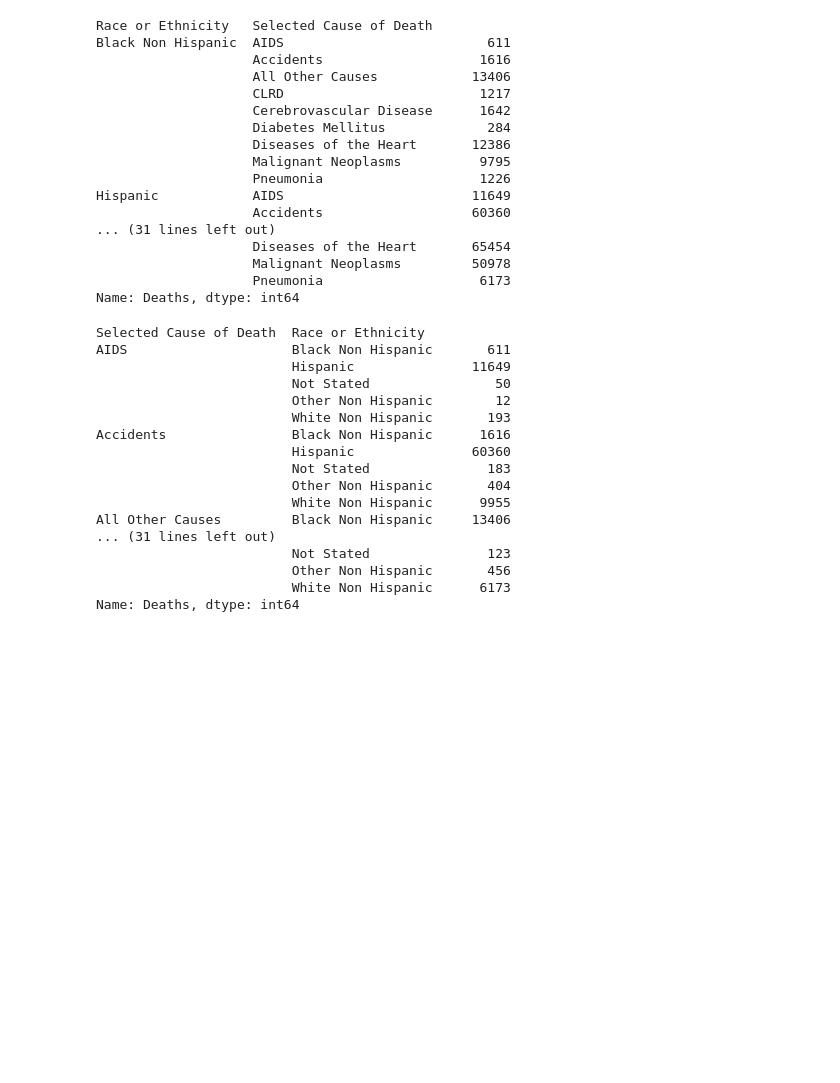
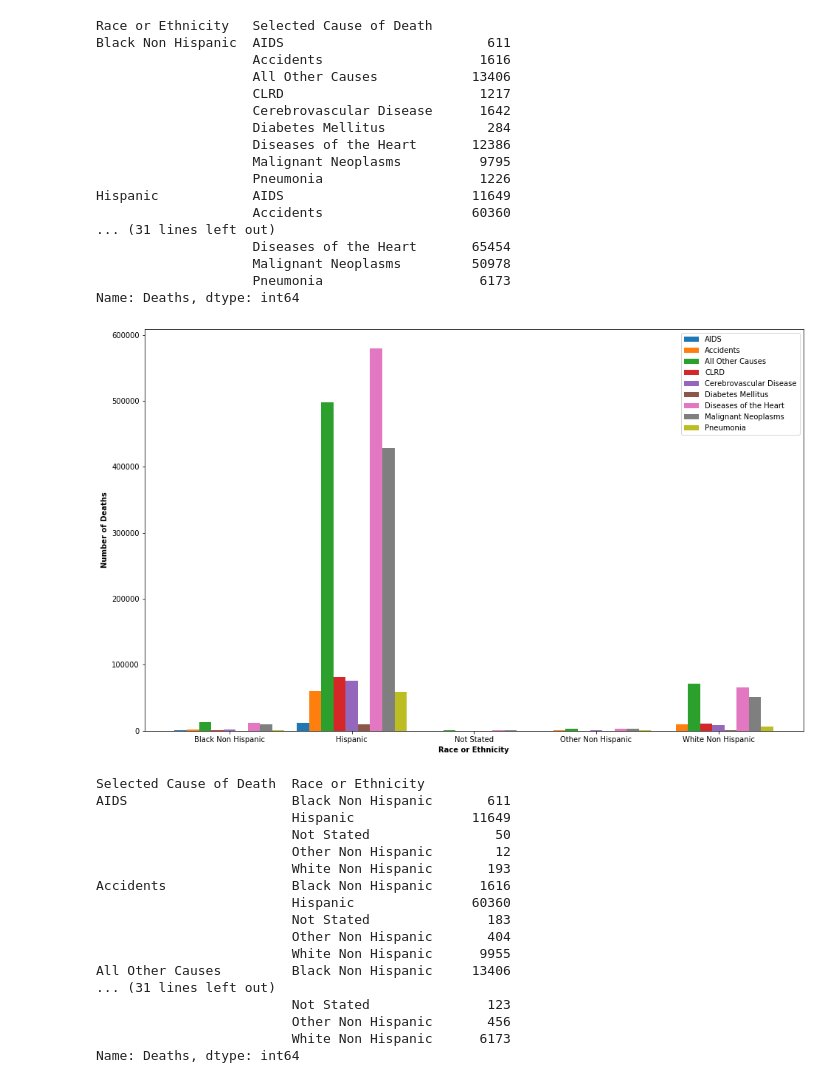
Before and after one commit to daniel-a-r/LAGCC-Data-Structures-Project, a Jupyter notebook: MAC 286 Project.ipynb, the cells around one changed output. Drawn from its saved outputs; the diff is of its cells as text; code cells hidden in the pictures; blank space fills up the shorter version.

Commit message:
Add more graphs

```diff
--- a/MAC 286 Project.ipynb
+++ b/MAC 286 Project.ipynb
@@ -54,5 +53,8 @@ twentysixteen.head()
 | 3 | 2016 | F | 9-Jan | Black Non Hispanic | Malignant Neoplasms | 5 |
 | 4 | 2016 | M | 65-74 | Black Non Hispanic | Diseases of the Heart | 709 |
 # %%
-data['Race or Ethnicity'].unique()
+re = data['Race or Ethnicity'].unique()
+re = re.tolist()
+re.sort()
+re
 # %% [output]
@@ -68,5 +73,9 @@ array(['Accidents', 'Cerebrovascular Disease', 'Pneumonia',
 # %%
 # remove rows that contain 'Total'
 data = data[data['Selected Cause of Death'] != 'Total']
-data['Selected Cause of Death'].unique()
+#data['Selected Cause of Death'].unique()
+cause = data['Selected Cause of Death'].unique()
+cause = cause.tolist()
+cause.sort()
+cause
 # %% [output]
@@ -148,7 +162,6 @@ Name: Deaths, dtype: int64
 plt.figure(figsize=(12, 6))
 
 re_deaths = data.groupby('Race or Ethnicity')['Deaths'].sum()
-re = ['Black Non Hispanic', 'Hispanic', 'Not Stated', 'Other Non Hispanic', 'White Non Hispanic']
 
 plt.bar(re, re_deaths)
 plt.title('Number of Deaths by Race or Ethnicity', fontweight='bold')
@@ -173,8 +186,6 @@ Pneumonia                   66585
 Name: Deaths, dtype: int64
 # %%
 cause_deaths = data.groupby('Selected Cause of Death')['Deaths'].sum()
-cause = ['AIDS', 'Accidents', 'All Other Causes', 'CLRD', 'Cerebrovascular Disease', 'Diabetes Mellitus',
-              'Diseases of the Heart', 'Malignant Neoplasms', 'Pneumonia']
 
 plt.figure(figsize=(22, 10))
 plt.bar(cause, cause_deaths)
@@ -204,6 +214,39 @@ Hispanic            AIDS                        11649
                     Malignant Neoplasms         50978
                     Pneumonia                    6173
 Name: Deaths, dtype: int64
+# %%
+re_cause_deaths = data.groupby(['Race or Ethnicity', 'Selected Cause of Death'])['Deaths'].sum()
+re_cause_bars = []
+
+for i in range(len(cause)):
+    re_cause_bars.append([])
+    for j in range(i, len(re_cause_deaths), len(cause)):
+        re_cause_bars[i].append(re_cause_deaths[j])
+
+xticks = np.arange(len(re))
+bar_width = 1/(len(re_cause_bars) + 1)
+bar_pos = []
+
+for i in range(len(re_cause_bars)):
+    bar_pos.append([])
+    if(i == 0):
+        bar_pos[i] = list(xticks)
+    else:
+        bar_pos[i] = [x + bar_width for x in bar_pos[i - 1]]
+
+plt.figure(figsize=(16, 10))
+
+for i in range(len(re_cause_bars)):
+    plt.bar(bar_pos[i], re_cause_bars[i], width=bar_width, label=cause[i])
+
+plt.title('', fontweight='bold')
+plt.ylabel('Number of Deaths', fontweight='bold')
+plt.xlabel('Race or Ethnicity', fontweight='bold')
+plt.xticks(bar_pos[int(len(bar_pos)/2)], re)
+plt.legend()
+plt.show()
+# %% [output]
+[figure, added]
 # %%
 data.groupby(['Selected Cause of Death', 'Race or Ethnicity'])['Deaths'].sum()
 # %% [output]
```
Also changed, not shown: parts of 18 cells of this notebook.
